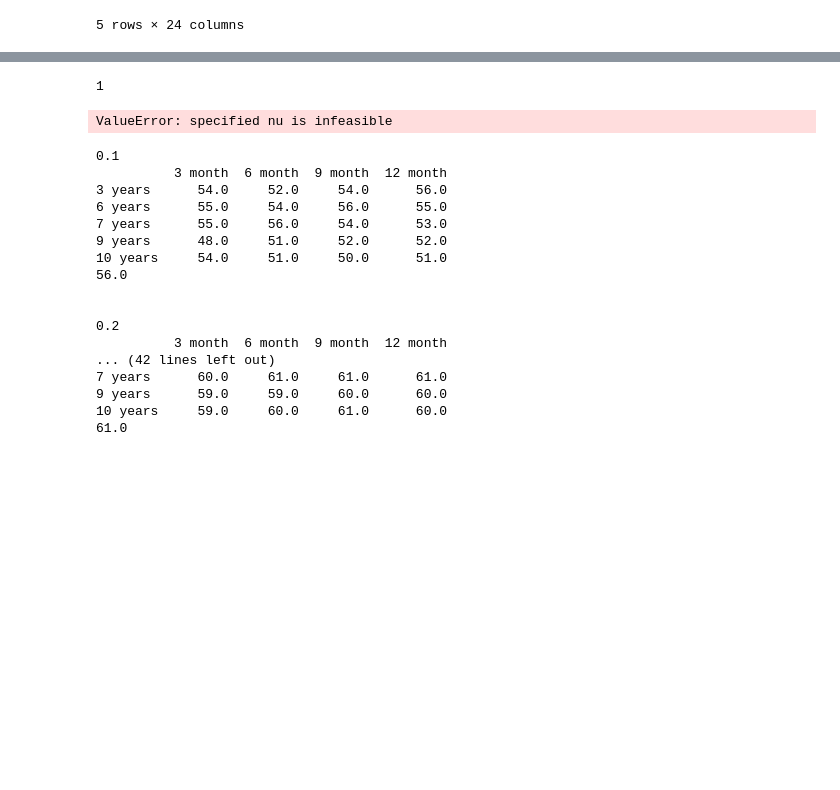
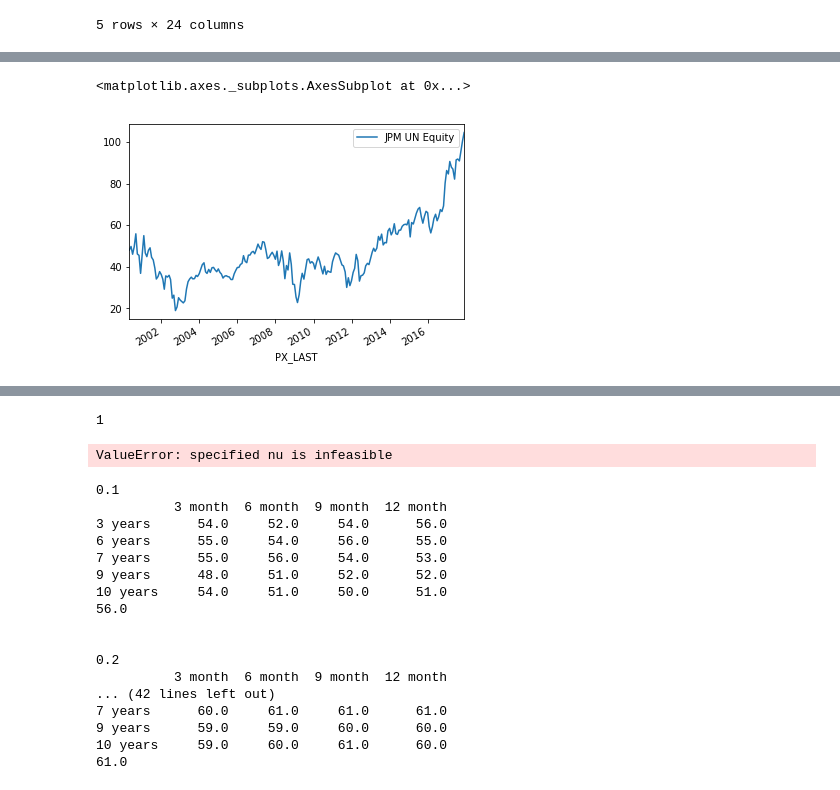
Before and after one commit to wipadawanna/Sector-Analysis, a Jupyter notebook: Luke_working_space/rolling_and_add_svm.ipynb, the cells around one changed output, grey strips where cells are left out. Saved outputs shown, nothing was run; the diff lists cells and outputs as text; code cells hidden in the pictures; blank space fills up the shorter version.

```diff
--- a/Luke_working_space/rolling_and_add_svm.ipynb
+++ b/Luke_working_space/rolling_and_add_svm.ipynb
@@ -53,0 +118,5 @@ pc_ratio = read_bl_file(dir_str+'fin_ind_data.xlsx',3)
+# %%
+last_price.iloc[:,[1]].plot()
+# %% [output]
+<matplotlib.axes._subplots.AxesSubplot at 0x...>
+[figure, added]
```
Also changed, not shown: parts of 11 cells of this notebook, 5 other files.
